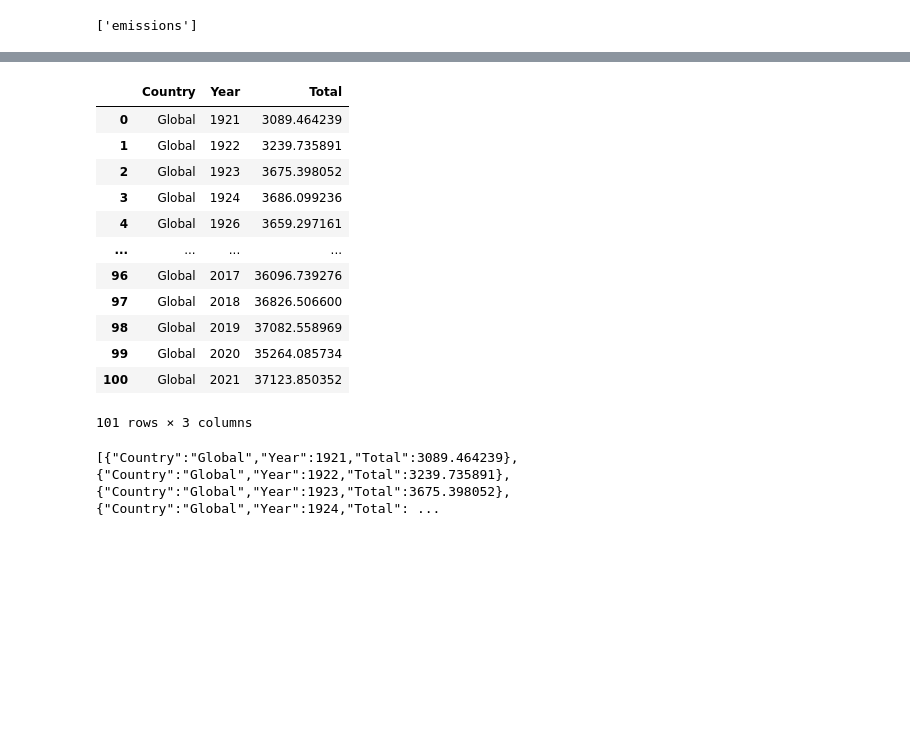
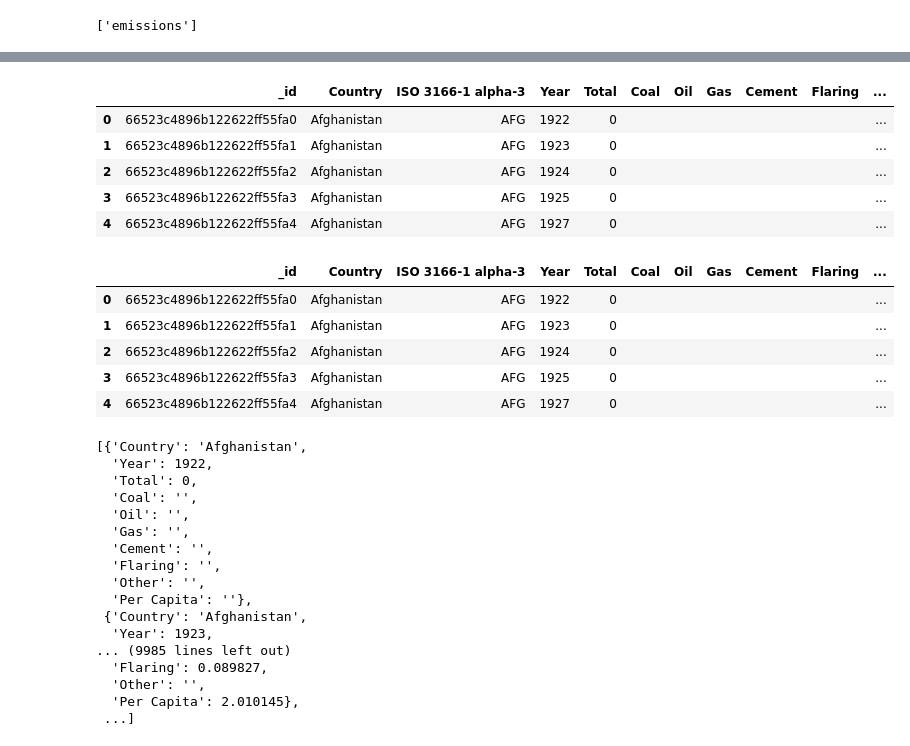
Before and after one commit to ddaniel2024/Project-3, a Jupyter notebook: notebook.ipynb, the cells around one changed output, grey strips where cells are left out. Cells and saved outputs as stored; diff of their text form; code cells hidden in the pictures; blank space fills up the shorter version.

```diff
--- a/notebook.ipynb
+++ b/notebook.ipynb
@@ -51,17 +52,21 @@ yearquery_df = pd.DataFrame(emissions.find(yearquery))
-# %%
-yearquery_df = yearquery_df[["Country", "Year", "Total"]]
-yearquery_df
-# %% [output]
-|  | Country | Year | Total |
-| 0 | Global | 1921 | 3089.464239 |
-| 1 | Global | 1922 | 3239.735891 |
-| 2 | Global | 1923 | 3675.398052 |
-| 3 | Global | 1924 | 3686.099236 |
-| 4 | Global | 1926 | 3659.297161 |
-| ... | ... | ... | ... |
-| 96 | Global | 2017 | 36096.739276 |
-| 97 | Global | 2018 | 36826.506600 |
-| 98 | Global | 2019 | 37082.558969 |
-| 99 | Global | 2020 | 35264.085734 |
-| 100 | Global | 2021 | 37123.850352 |
-101 rows × 3 columns
+# %%
+query = {"Year" : {"$gte" : 1922}}
+# %%
+emissions_df = pd.DataFrame(emissions.find(query))
+emissions_df.head()
+# %% [output]
+|  | _id | Country | ISO 3166-1 alpha-3 | Year | Total | Coal | Oil | Gas | Cement | Flaring | ... |
+| 0 | 66523c4896b122622ff55fa0 | Afghanistan | AFG | 1922 | 0 |  |  |  |  |  | ... |
+| 1 | 66523c4896b122622ff55fa1 | Afghanistan | AFG | 1923 | 0 |  |  |  |  |  | ... |
+| 2 | 66523c4896b122622ff55fa2 | Afghanistan | AFG | 1924 | 0 |  |  |  |  |  | ... |
+| 3 | 66523c4896b122622ff55fa3 | Afghanistan | AFG | 1925 | 0 |  |  |  |  |  | ... |
+| 4 | 66523c4896b122622ff55fa4 | Afghanistan | AFG | 1927 | 0 |  |  |  |  |  | ... |
+# %%
+emissions_df.head()
+# %% [output]
+|  | _id | Country | ISO 3166-1 alpha-3 | Year | Total | Coal | Oil | Gas | Cement | Flaring | ... |
+| 0 | 66523c4896b122622ff55fa0 | Afghanistan | AFG | 1922 | 0 |  |  |  |  |  | ... |
+| 1 | 66523c4896b122622ff55fa1 | Afghanistan | AFG | 1923 | 0 |  |  |  |  |  | ... |
+| 2 | 66523c4896b122622ff55fa2 | Afghanistan | AFG | 1924 | 0 |  |  |  |  |  | ... |
+| 3 | 66523c4896b122622ff55fa3 | Afghanistan | AFG | 1925 | 0 |  |  |  |  |  | ... |
+| 4 | 66523c4896b122622ff55fa4 | Afghanistan | AFG | 1927 | 0 |  |  |  |  |  | ... |
@@ -68,9 +76,25 @@ yearquery_df
 # %%
-yearquery_json = yearquery_df.to_json(orient="records")
-print(yearquery_json)
+emissions_json = emissions_df.to_json(orient="records")
-# %% [output]
-[{"Country":"Global","Year":1921,"Total":3089.464239},{"Country":"Global","Year":1922,"Total":3239.735891},{"Country":"Global","Year":1923,"Total":3675.398052},{"Country":"Global","Year":1924,"Total": ...
 # %%
-parsed = json.loads(yearquery_json)
+parsed = json.loads(emissions_json)
+parsed
+# %% [output]
+[{'Country': 'Afghanistan',
+  'Year': 1922,
+  'Total': 0,
+  'Coal': '',
+  'Oil': '',
+  'Gas': '',
+  'Cement': '',
+  'Flaring': '',
+  'Other': '',
+  'Per Capita': ''},
+ {'Country': 'Afghanistan',
+  'Year': 1923,
+... (9985 lines left out)
+  'Flaring': 0.089827,
+  'Other': '',
+  'Per Capita': 2.010145},
+ ...]
 # %%
 #https://stackoverflow.com/questions/60029873/pandas-to-json-redundant-backslashes
```
Also changed, not shown: parts of 6 cells of this notebook, 4 other files.
